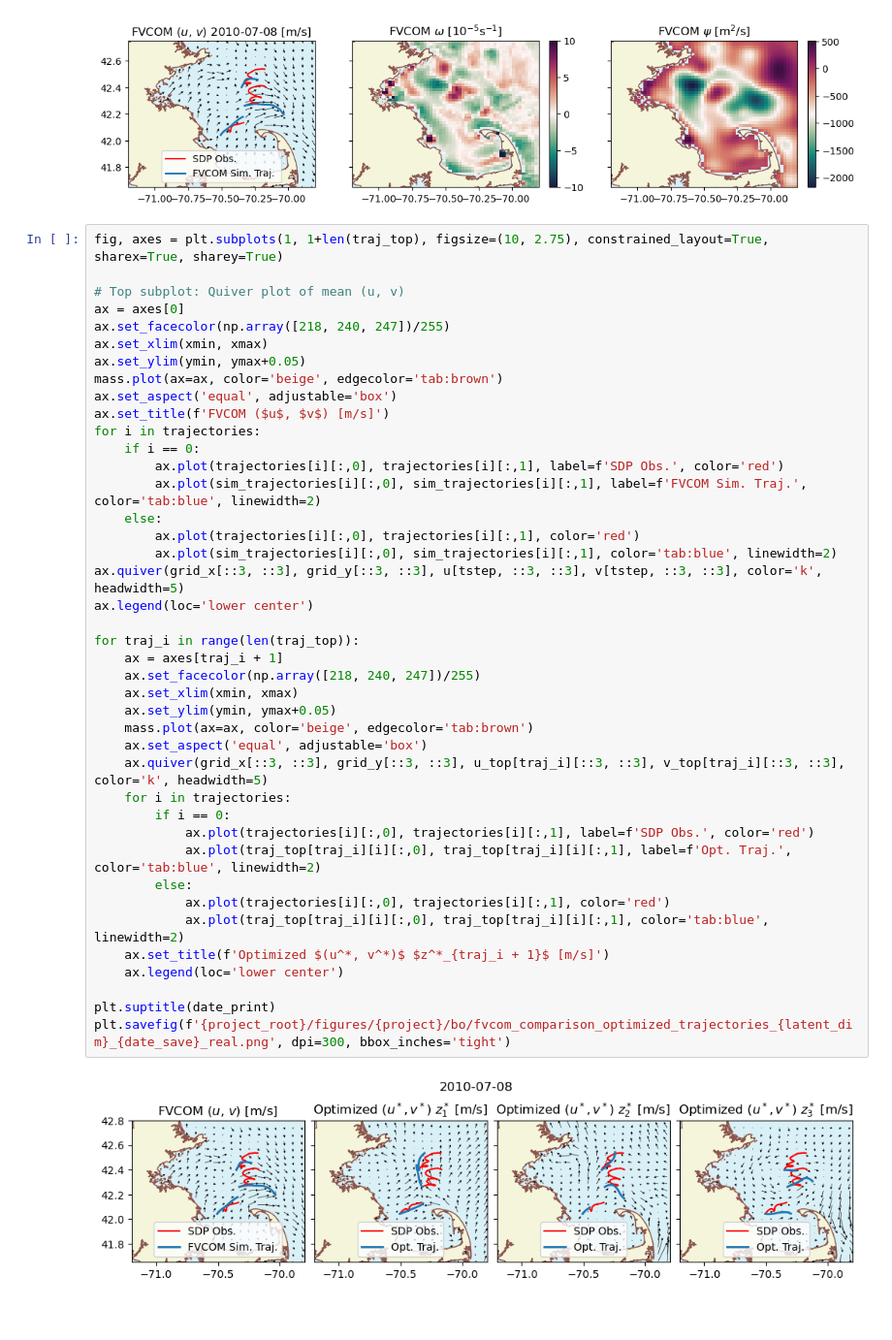
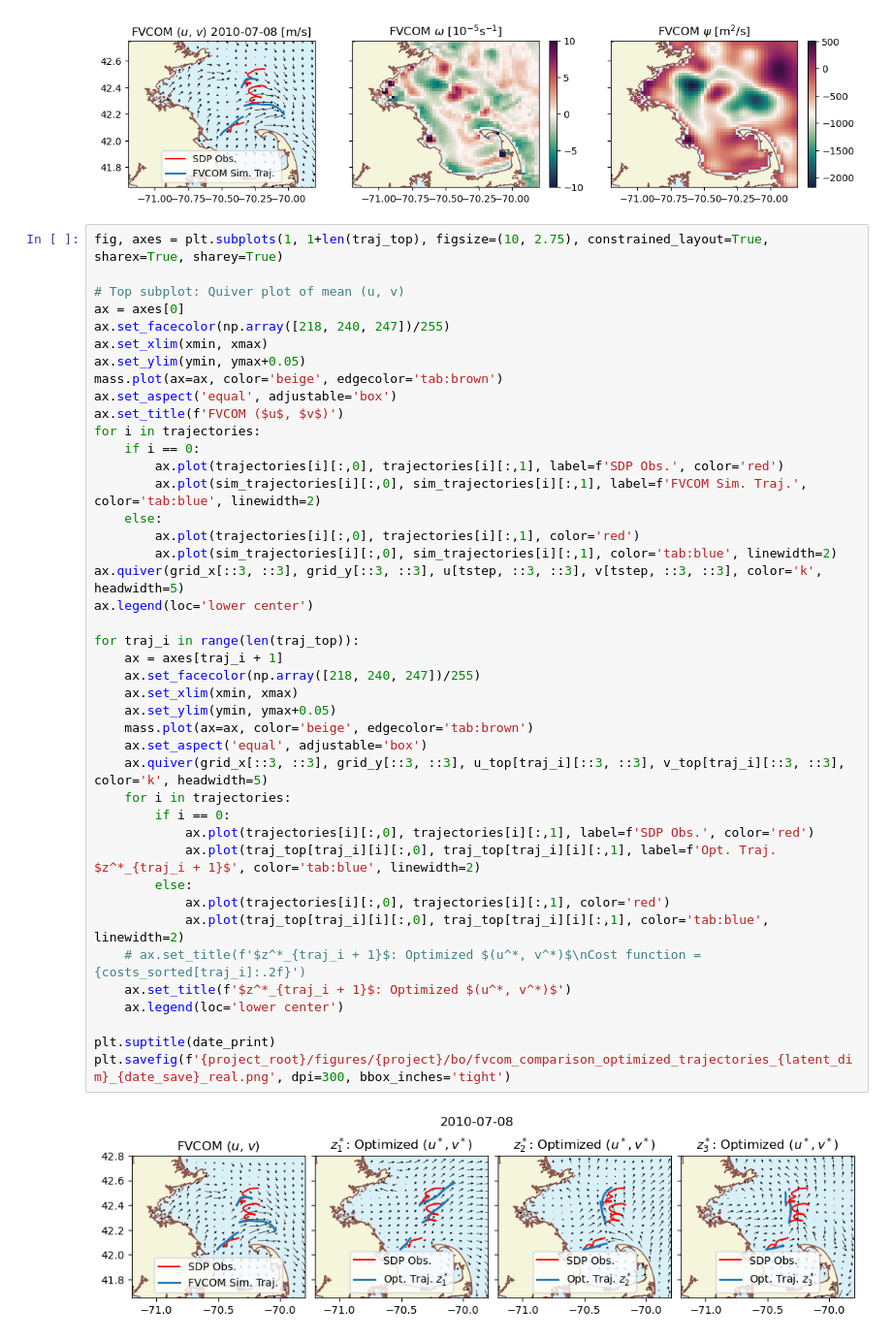
Before and after one commit to biancach/LDA_BO, a Jupyter notebook: examples/fvcom/bo/real_trajectory_optimization.ipynb, the cells around one changed output. Shown at 97% size. Cells and saved outputs as stored; diff of their text form.

```diff
--- a/examples/fvcom/bo/real_trajectory_optimization.ipynb
+++ b/examples/fvcom/bo/real_trajectory_optimization.ipynb
@@ -390,36 +395,37 @@ ax.set_xlim(xmin, xmax)
 ax.set_ylim(ymin, ymax+0.05)
 mass.plot(ax=ax, color='beige', edgecolor='tab:brown')
 ax.set_aspect('equal', adjustable='box')
-ax.set_title(f'FVCOM ($u$, $v$) [m/s]')
+ax.set_title(f'FVCOM ($u$, $v$)')
 for i in trajectories:
     if i == 0:
         ax.plot(trajectories[i][:,0], trajectories[i][:,1], label=f'SDP Obs.', color='red')
         ax.plot(sim_trajectories[i][:,0], sim_trajectories[i][:,1], label=f'FVCOM Sim. Traj.', color='tab:blue', linewidth=2)
     else:
         ax.plot(trajectories[i][:,0], trajectories[i][:,1], color='red')
         ax.plot(sim_trajectories[i][:,0], sim_trajectories[i][:,1], color='tab:blue', linewidth=2)
 ax.quiver(grid_x[::3, ::3], grid_y[::3, ::3], u[tstep, ::3, ::3], v[tstep, ::3, ::3], color='k', headwidth=5)
 ax.legend(loc='lower center')
 
 for traj_i in range(len(traj_top)):
     ax = axes[traj_i + 1]
     ax.set_facecolor(np.array([218, 240, 247])/255)
     ax.set_xlim(xmin, xmax)
     ax.set_ylim(ymin, ymax+0.05)
     mass.plot(ax=ax, color='beige', edgecolor='tab:brown')
     ax.set_aspect('equal', adjustable='box')
     ax.quiver(grid_x[::3, ::3], grid_y[::3, ::3], u_top[traj_i][::3, ::3], v_top[traj_i][::3, ::3], color='k', headwidth=5)
     for i in trajectories:
         if i == 0:
             ax.plot(trajectories[i][:,0], trajectories[i][:,1], label=f'SDP Obs.', color='red')
-            ax.plot(traj_top[traj_i][i][:,0], traj_top[traj_i][i][:,1], label=f'Opt. Traj.', color='tab:blue', linewidth=2)
+            ax.plot(traj_top[traj_i][i][:,0], traj_top[traj_i][i][:,1], label=f'Opt. Traj. $z^*_{traj_i + 1}$', color='tab:blue', linewidth=2)
         else:
             ax.plot(trajectories[i][:,0], trajectories[i][:,1], color='red')
             ax.plot(traj_top[traj_i][i][:,0], traj_top[traj_i][i][:,1], color='tab:blue', linewidth=2)
-    ax.set_title(f'Optimized $(u^*, v^*)$ $z^*_{traj_i + 1}$ [m/s]')
+    # ax.set_title(f'$z^*_{traj_i + 1}$: Optimized $(u^*, v^*)$\nCost function = {costs_sorted[traj_i]:.2f}')
+    ax.set_title(f'$z^*_{traj_i + 1}$: Optimized $(u^*, v^*)$')
     ax.legend(loc='lower center')
 
 plt.suptitle(date_print)
 plt.savefig(f'{project_root}/figures/{project}/bo/fvcom_comparison_optimized_trajectories_{latent_dim}_{date_save}_real.png', dpi=300, bbox_inches='tight')
 # %% [output]
-[figure, old version]
+[figure, new version]
```
Also changed, not shown: parts of 5 cells of this notebook, 2 other files.
